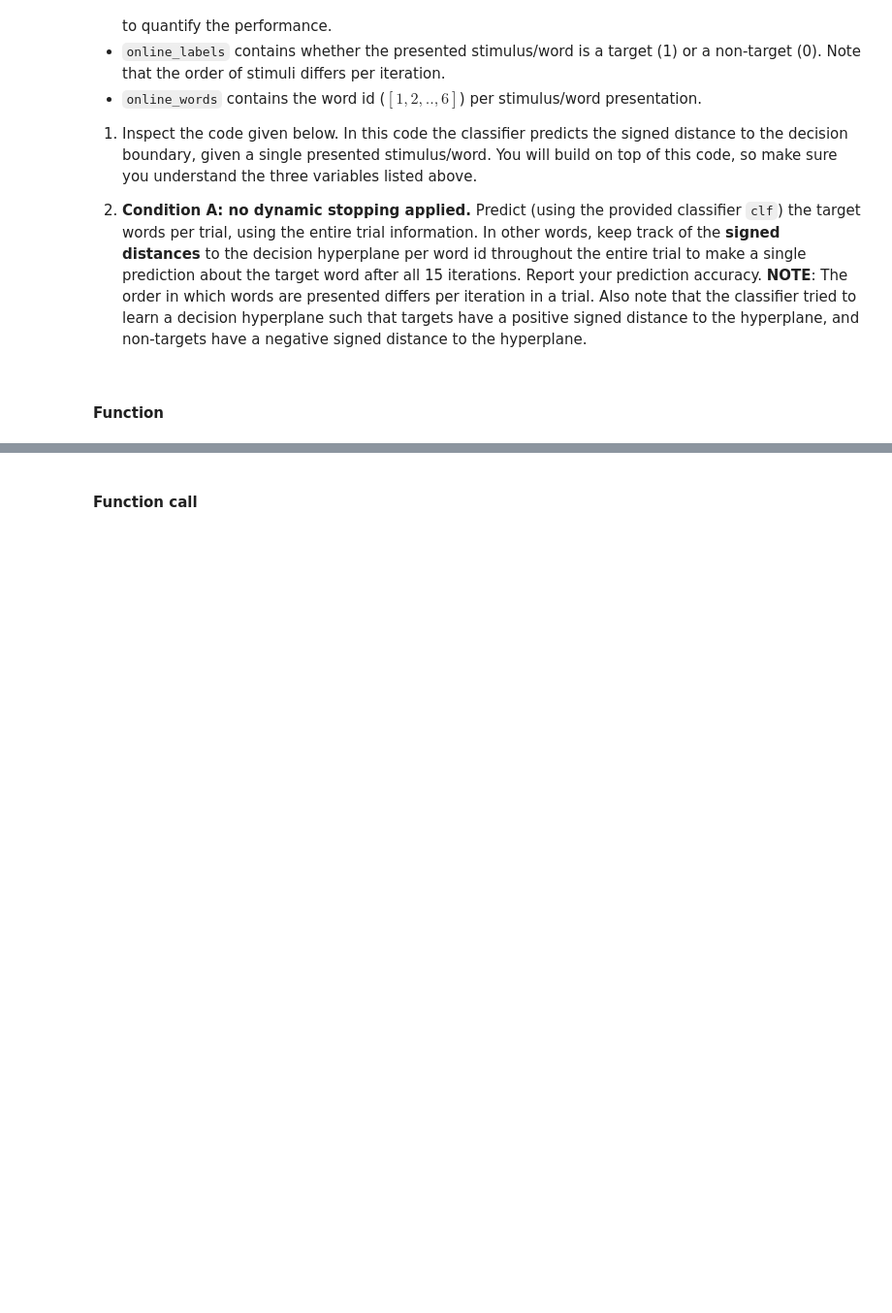
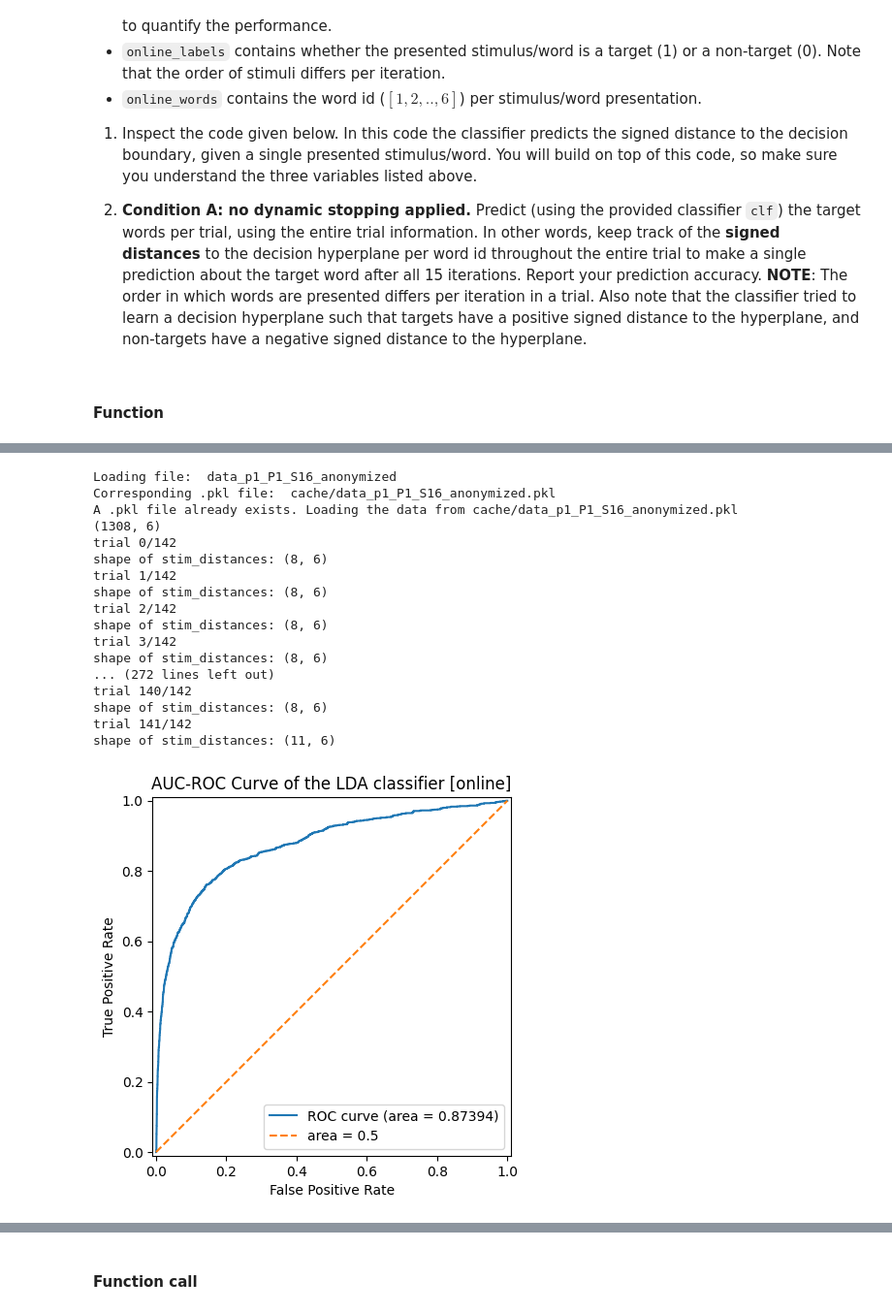
Before and after one commit to sozraheem/thesis_2025, a Jupyter notebook: ERP_analysis_code/patient_pipeline/p1_notebook.ipynb, the cells around one changed output, grey strips where cells are left out. Shown at 97% size. Drawn from its saved outputs; the diff is of its cells as text; code cells hidden in the pictures; blank space fills up the shorter version.

Commit message:
Add per trial word prediction to online_simulation (for each classifier), logging also included

```diff
--- a/ERP_analysis_code/patient_pipeline/p1_notebook.ipynb
+++ b/ERP_analysis_code/patient_pipeline/p1_notebook.ipynb
@@ -989,0 +1062,24 @@ def online_simulation(raw_calibration_trials, online_trials, ival_bounds = np.ar
+# %%
+# 3. online simulation trials of session 16
+trials_s16, iterations_s16, epochs_s16 = load_session_chached("data_p1/P1_S16/anonymized", selection = None)
+
+online_words_s16 = online_simulation(raw_calibration_trials=trials_s16[:20], online_trials=trials_s16[20:], log_process="online_log_s16")
+# %% [output]
+Loading file:  data_p1_P1_S16_anonymized
+Corresponding .pkl file:  cache/data_p1_P1_S16_anonymized.pkl
+A .pkl file already exists. Loading the data from cache/data_p1_P1_S16_anonymized.pkl
+(1308, 6)
+trial 0/142
+shape of stim_distances: (8, 6)
+trial 1/142
+shape of stim_distances: (8, 6)
+trial 2/142
+shape of stim_distances: (8, 6)
+trial 3/142
+shape of stim_distances: (8, 6)
+... (272 lines left out)
+trial 140/142
+shape of stim_distances: (8, 6)
+trial 141/142
+shape of stim_distances: (11, 6)
+[figure, added]
```
Also changed, not shown: parts of 4 cells of this notebook.
